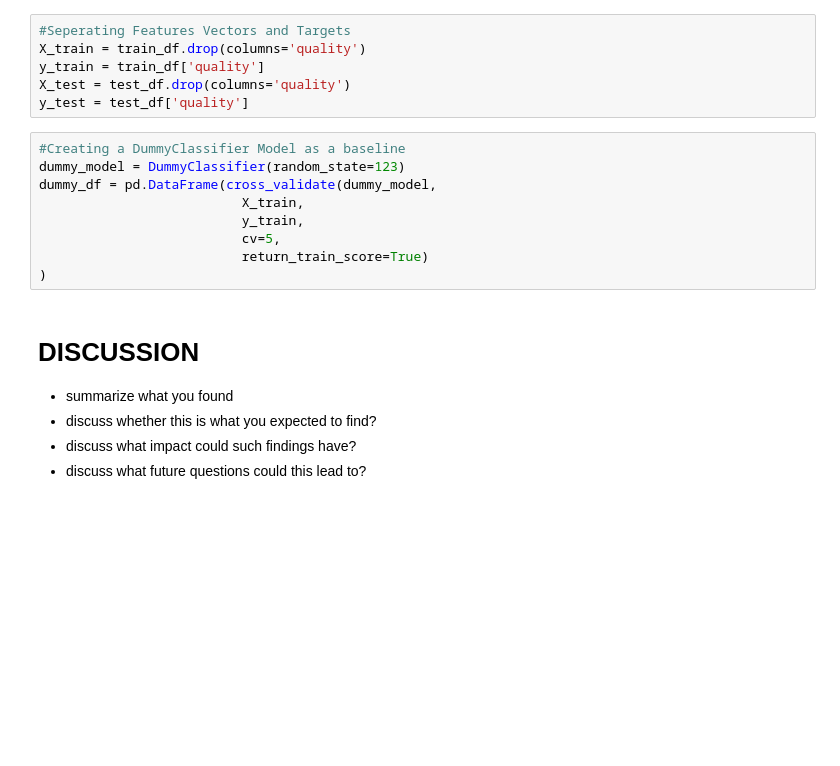
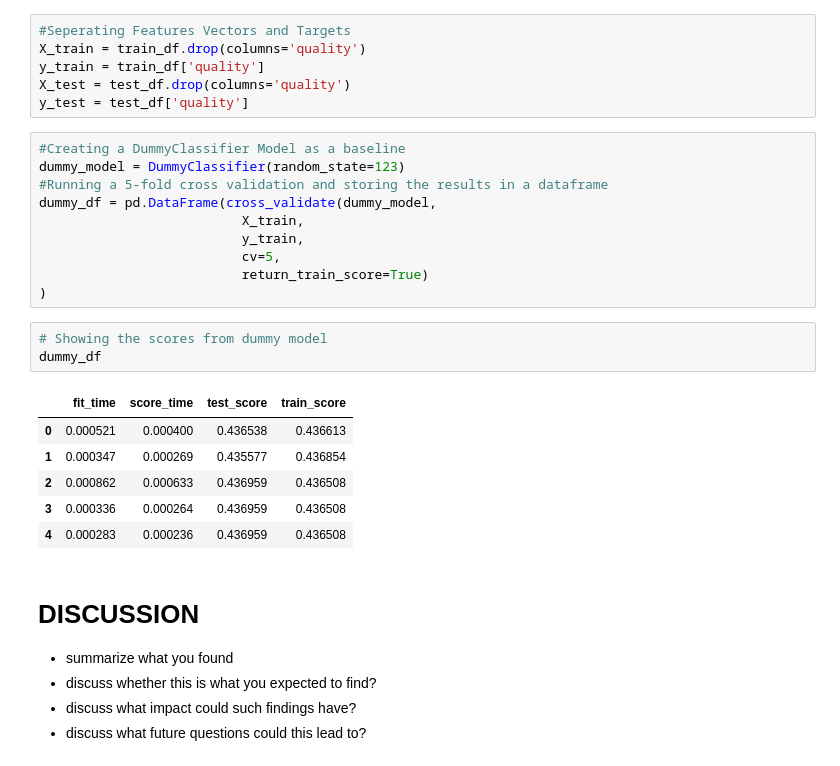
Before and after one commit to UBC-MDS/522-wine-quality-32, a Jupyter notebook: analysis.ipynb, the cells around one changed output. Cells and saved outputs as stored; diff of their text form; blank space fills up the shorter version.

Commit message:
Ran a cross-validation on our dummy model

```diff
--- a/analysis.ipynb
+++ b/analysis.ipynb
@@ -117,12 +118,23 @@ y_test = test_df['quality']
 # %%
 #Creating a DummyClassifier Model as a baseline
 dummy_model = DummyClassifier(random_state=123)
+#Running a 5-fold cross validation and storing the results in a dataframe
 dummy_df = pd.DataFrame(cross_validate(dummy_model,
                           X_train,
                           y_train,
                           cv=5,
                           return_train_score=True)
 )
+# %%
+# Showing the scores from dummy model
+dummy_df
+# %% [output]
+|  | fit_time | score_time | test_score | train_score |
+| 0 | 0.000521 | 0.000400 | 0.436538 | 0.436613 |
+| 1 | 0.000347 | 0.000269 | 0.435577 | 0.436854 |
+| 2 | 0.000862 | 0.000633 | 0.436959 | 0.436508 |
+| 3 | 0.000336 | 0.000264 | 0.436959 | 0.436508 |
+| 4 | 0.000283 | 0.000236 | 0.436959 | 0.436508 |
 # %% [markdown]
 # DISCUSSION
 - summarize what you found
```
Also changed, not shown: parts of 1 cell of this notebook.
